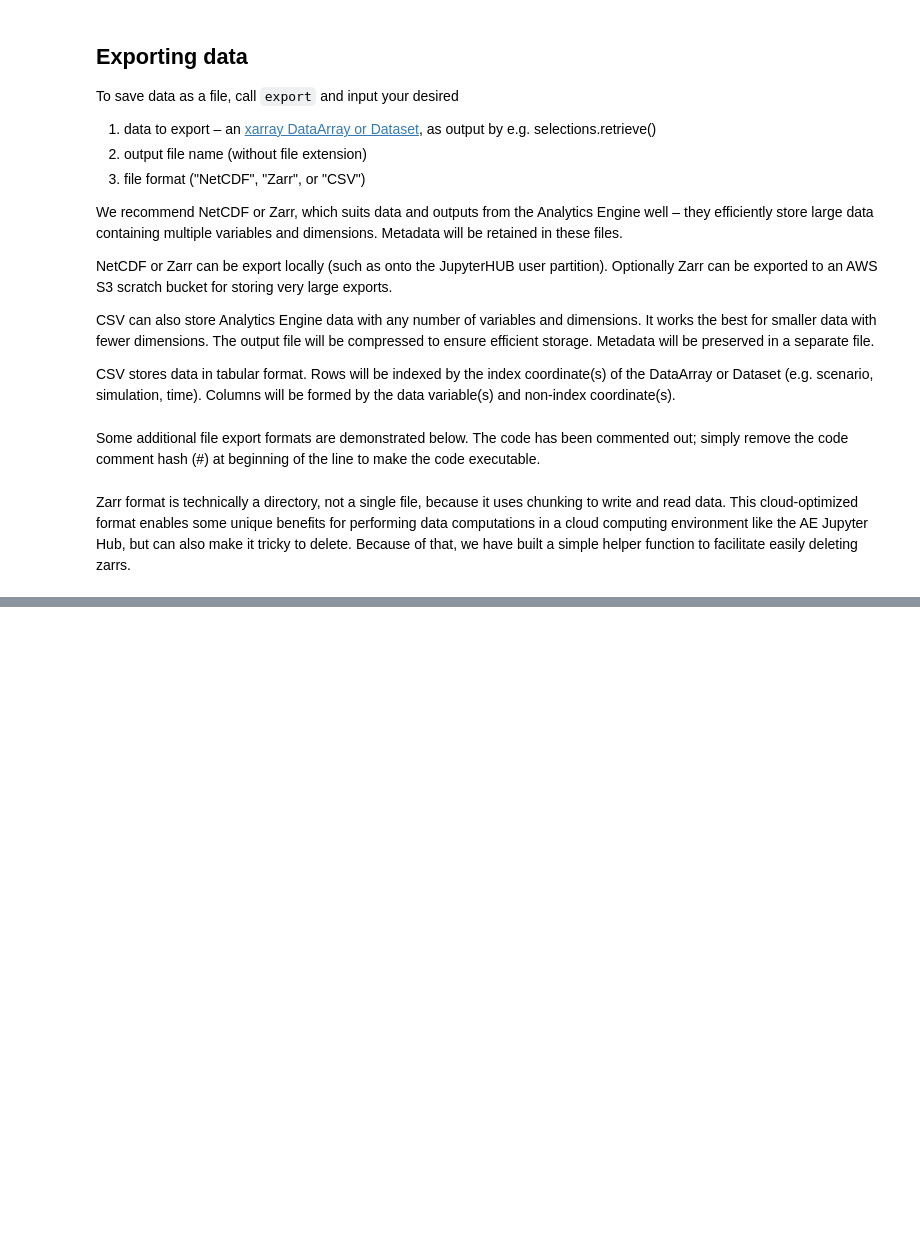
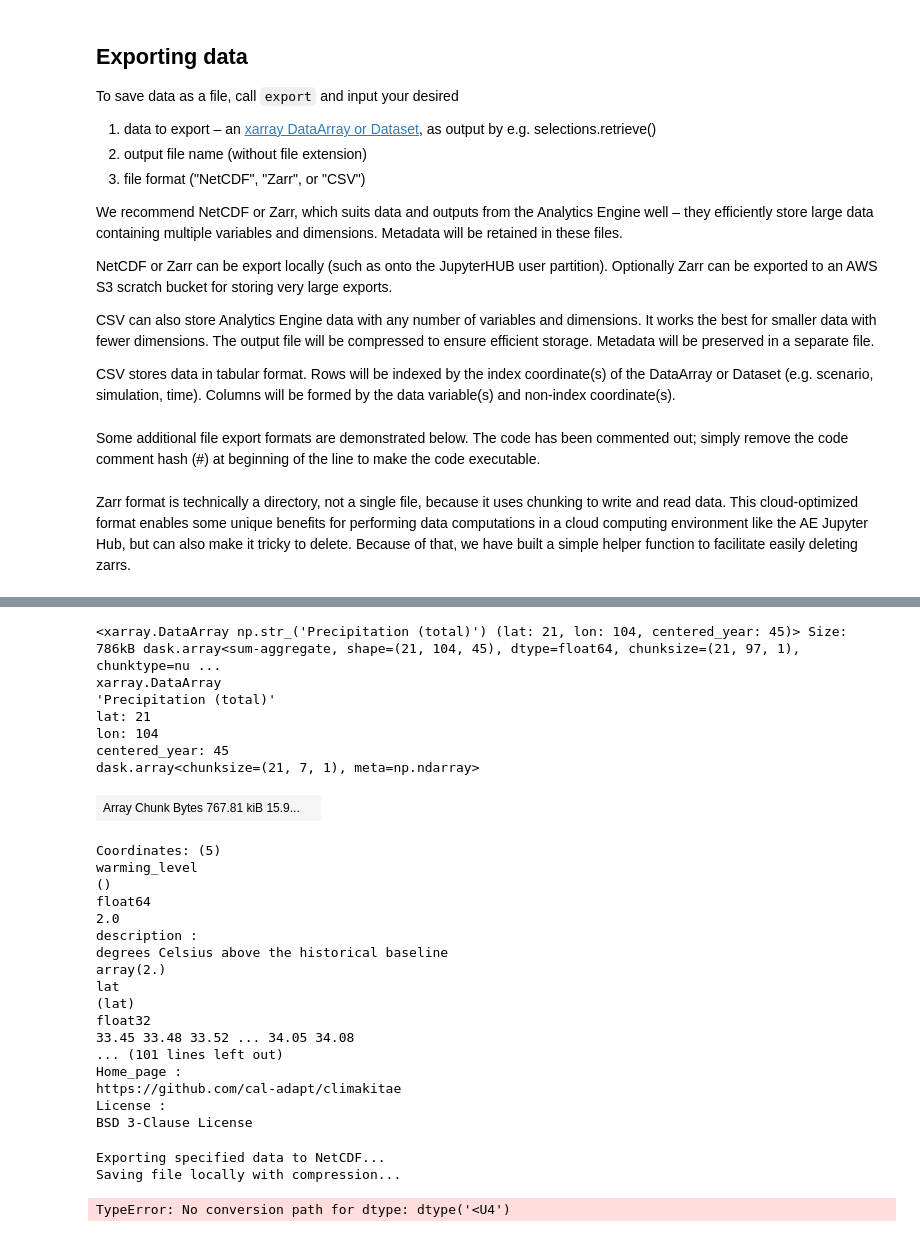
Before and after one commit to SchmidtDSE/josh-external-sources, a Jupyter notebook: notebooks/basic_data_access.ipynb, the cells around one changed output, grey strips where cells are left out. Drawn from its saved outputs; the diff is of its cells as text; code cells hidden in the pictures; blank space fills up the shorter version.

```diff
--- a/notebooks/basic_data_access.ipynb
+++ b/notebooks/basic_data_access.ipynb
@@ -298,0 +473,4 @@ Zarr format is technically a directory, not a single file, because it uses chunk
+# %%
+annual_precip = precip_riverside.groupby('centered_year').sum()
+# %%
+annual_sum = annual_precip.sel(warming_level=2).sum(dim='time_delta').astype(float)
@@ -298,0 +486,34 @@ Zarr format is technically a directory, not a single file, because it uses chunk
+# %%
+annual_sum
+# %% [output]
+<xarray.DataArray np.str_('Precipitation (total)') (lat: 21, lon: 104, centered_year: 45)> Size: 786kB dask.array<sum-aggregate, shape=(21, 104, 45), dtype=float64, chunksize=(21, 97, 1), chunktype=nu ...
+xarray.DataArray
+'Precipitation (total)'
+lat: 21
+lon: 104
+centered_year: 45
+dask.array<chunksize=(21, 7, 1), meta=np.ndarray>
+| Array Chunk Bytes 767.81 kiB 15.9... |  |
+Coordinates: (5)
+warming_level
+()
+float64
+2.0
+description :
+degrees Celsius above the historical baseline
+array(2.)
+lat
+(lat)
+float32
+33.45 33.48 33.52 ... 34.05 34.08
+... (101 lines left out)
+Home_page :
+https://github.com/cal-adapt/climakitae
+License :
+BSD 3-Clause License
+# %%
+ck.export(annual_sum, filename="riverside_annual_sum", format="NetCDF")
+# %% [output]
+Exporting specified data to NetCDF...
+Saving file locally with compression...
+TypeError: No conversion path for dtype: dtype('<U4')
```
Also changed, not shown: parts of 15 cells of this notebook, 3 other files.
